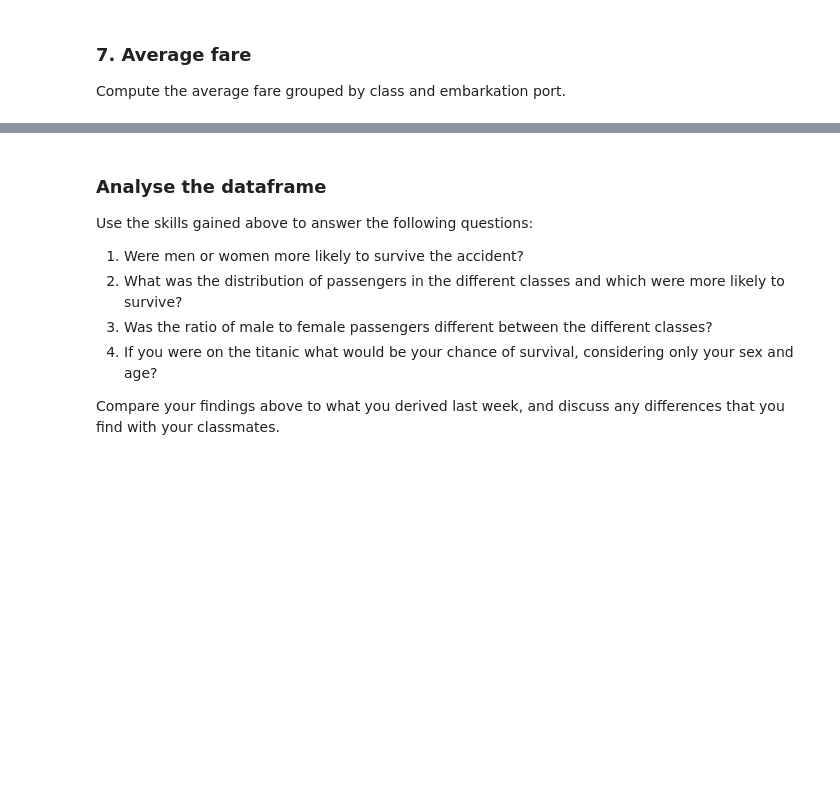
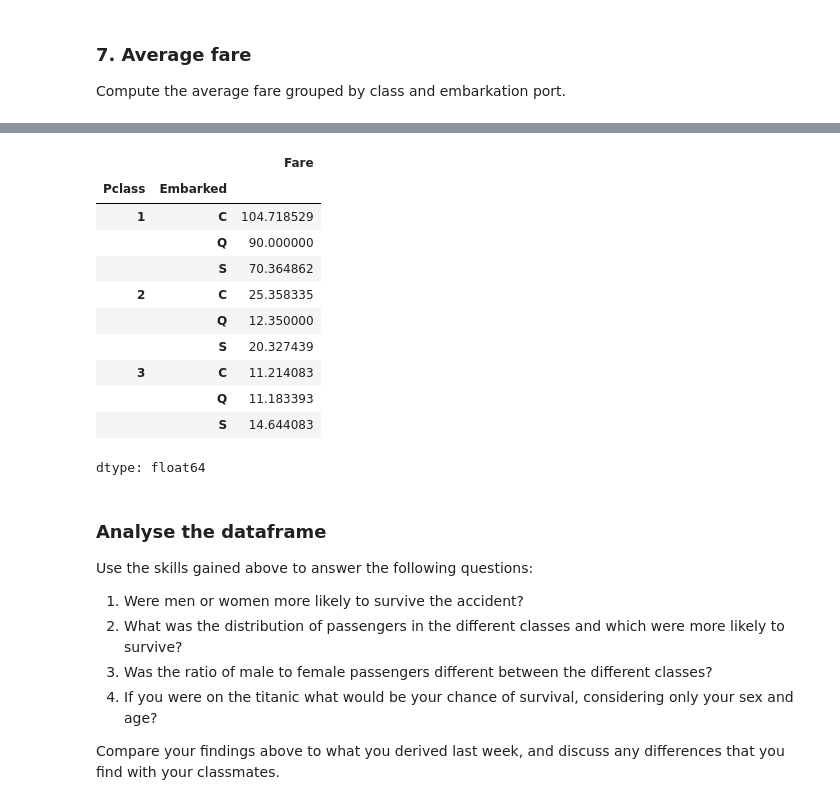
Before and after one commit to dipikamishra/my-repository, a Jupyter notebook: 02_DataPreparation.ipynb, the cells around one changed output, grey strips where cells are left out. Saved outputs shown, nothing was run; the diff lists cells and outputs as text; code cells hidden in the pictures; blank space fills up the shorter version.

```diff
--- a/02_DataPreparation.ipynb
+++ b/02_DataPreparation.ipynb
@@ -200,3 +209,20 @@ df.groupby([?,?], observed=True)[?].mean()
+# %%
+# Remeber the ordering:
+# group, select columns, compute
+df.groupby(['Pclass','Embarked'], observed=True)['Fare'].mean()
+# %% [output]
+|  |  | Fare |
+| Pclass | Embarked |  |
+| 1 | C | 104.718529 |
+|  | Q | 90.000000 |
+|  | S | 70.364862 |
+| 2 | C | 25.358335 |
+|  | Q | 12.350000 |
+|  | S | 20.327439 |
+| 3 | C | 11.214083 |
+|  | Q | 11.183393 |
+|  | S | 14.644083 |
+dtype: float64
 # %% [markdown]
 ### Analyse the dataframe
 
```
Also changed, not shown: parts of 7 cells of this notebook.
